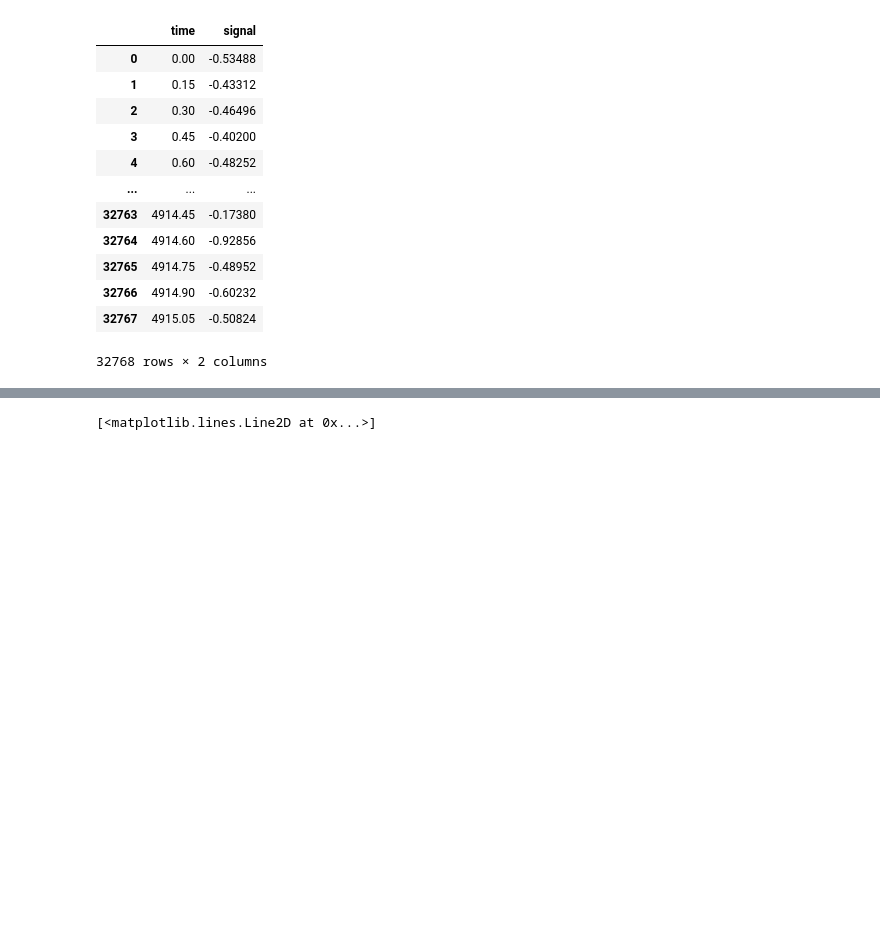
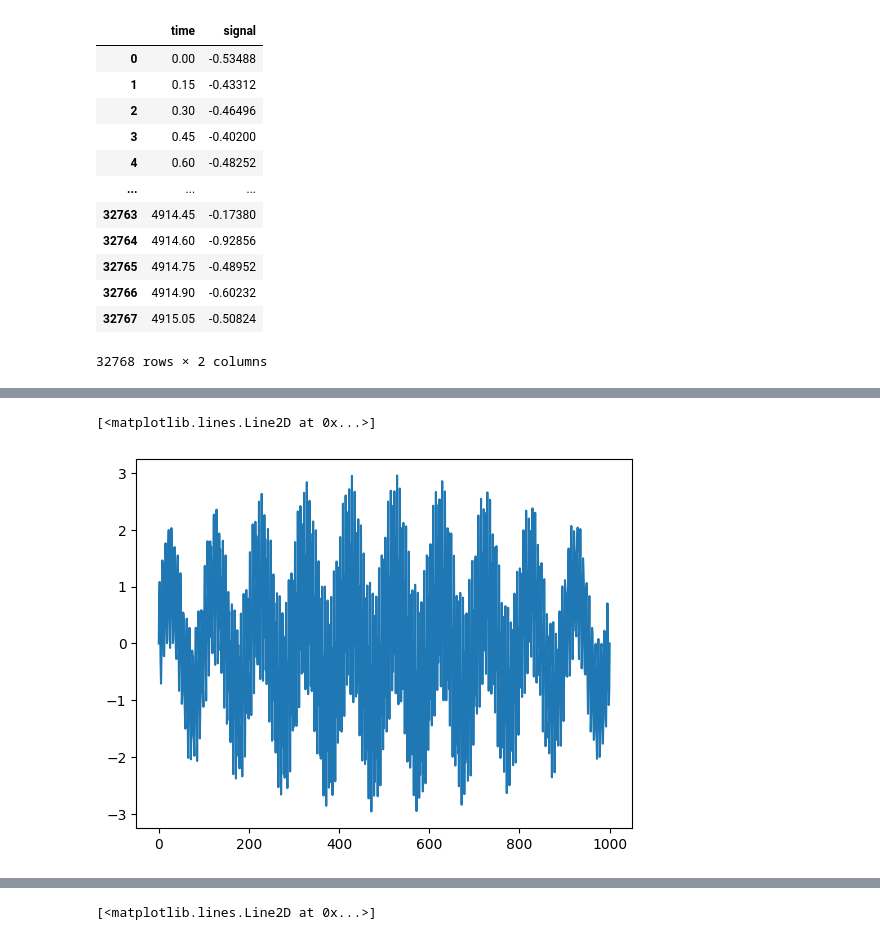
Before and after one commit to iliodium/data_base_sql, a Jupyter notebook: Untitled1.ipynb, the cells around one changed output, grey strips where cells are left out. Drawn from its saved outputs; the diff is of its cells as text; code cells hidden in the pictures; blank space fills up the shorter version.

```diff
--- a/Untitled1.ipynb
+++ b/Untitled1.ipynb
@@ -197,0 +203,10 @@ df.to_excel("spectr.xlsx", index=False)
+# %%
+x_bor = 1000
+n=1000
+fd1 = x_bor/n
+x = np.linspace(0,x_bor,n)
+y = np.sin(1*np.pi*x) + np.sin(20*np.pi*x) + np.sin(300*np.pi*x)
+plt.plot(x,y)
+# %% [output]
+[<matplotlib.lines.Line2D at 0x...>]
+[figure, added]
```
Also changed, not shown: parts of 7 cells of this notebook, 3 other files.
